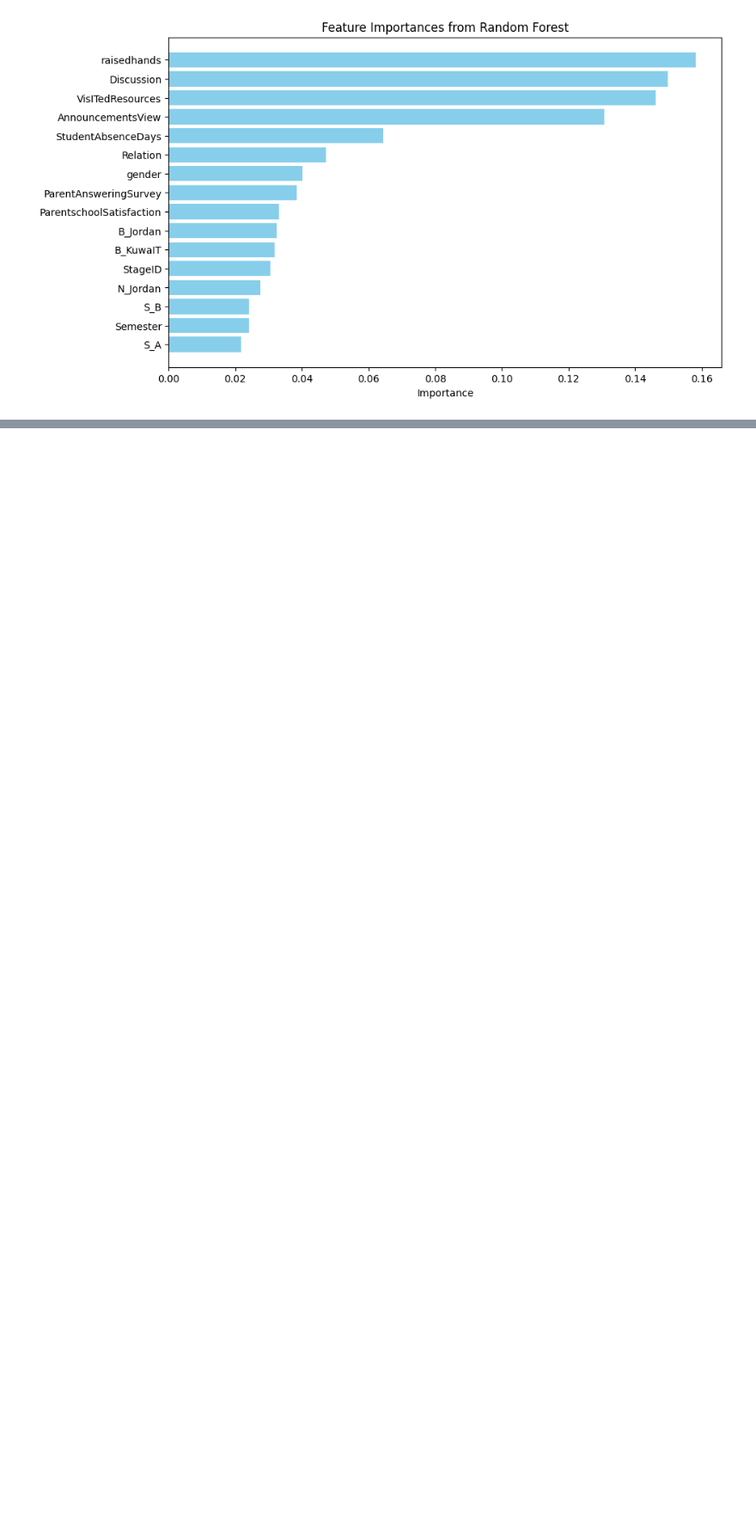
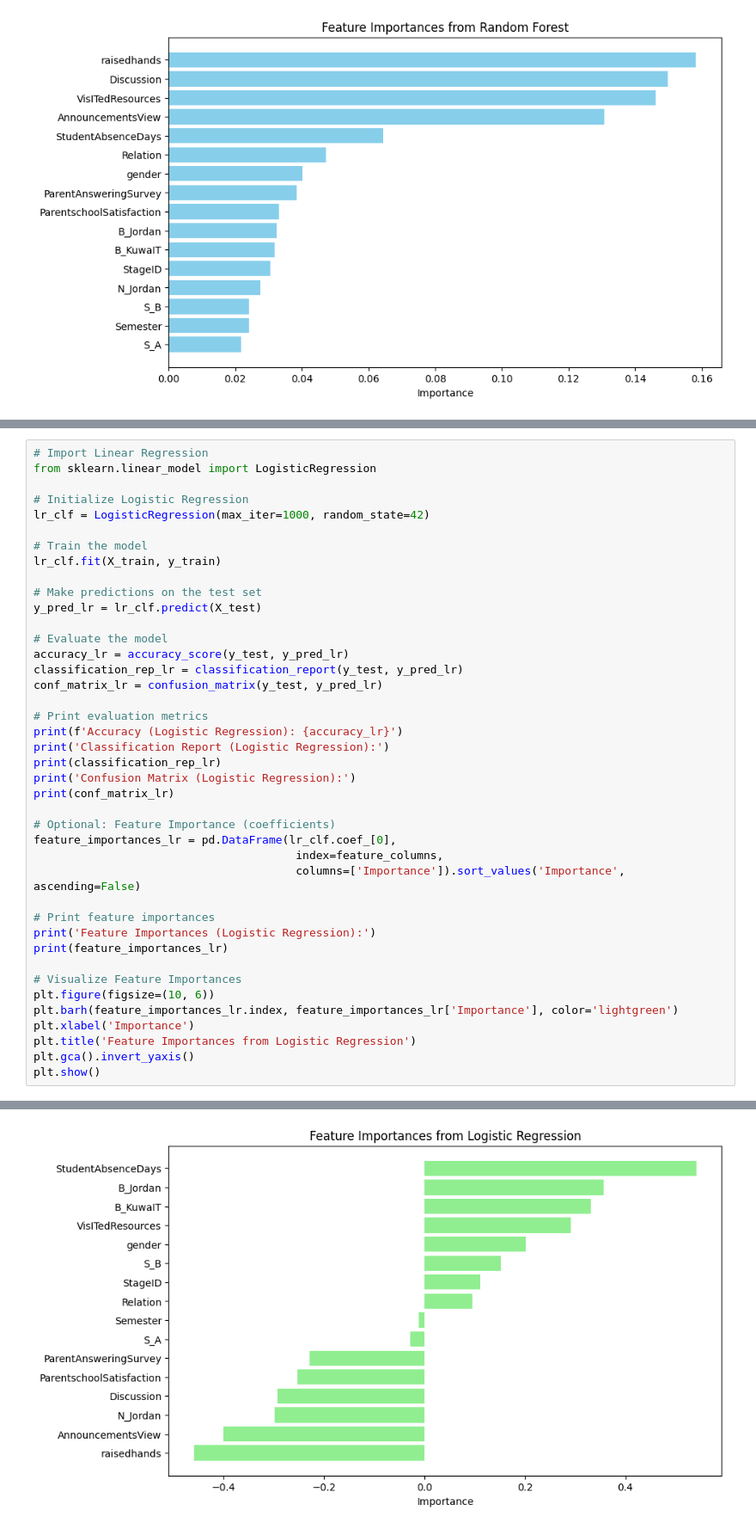
Before and after one commit to FaridRash/HW-SW-B, a Jupyter notebook: Notebooks/Farid/Farid_final_with_comments.ipynb, the cells around one changed output, grey strips where cells are left out. Shown at 86% size. Cells and saved outputs as stored; diff of their text form; blank space fills up the shorter version.

```diff
--- a/Notebooks/Farid/Farid_final_with_comments.ipynb
+++ b/Notebooks/Farid/Farid_final_with_comments.ipynb
@@ -1091,0 +1158,42 @@ S_A                         0.021692
+# %%
+# Import Linear Regression
+from sklearn.linear_model import LogisticRegression
+
+# Initialize Logistic Regression
+lr_clf = LogisticRegression(max_iter=1000, random_state=42)
+
+# Train the model
+lr_clf.fit(X_train, y_train)
+
+# Make predictions on the test set
+y_pred_lr = lr_clf.predict(X_test)
+
+# Evaluate the model
+accuracy_lr = accuracy_score(y_test, y_pred_lr)
+classification_rep_lr = classification_report(y_test, y_pred_lr)
+conf_matrix_lr = confusion_matrix(y_test, y_pred_lr)
+
+# Print evaluation metrics
+print(f'Accuracy (Logistic Regression): {accuracy_lr}')
+print('Classification Report (Logistic Regression):')
+print(classification_rep_lr)
+print('Confusion Matrix (Logistic Regression):')
+print(conf_matrix_lr)
+
+# Optional: Feature Importance (coefficients)
+feature_importances_lr = pd.DataFrame(lr_clf.coef_[0],
+                                       index=feature_columns,
+                                       columns=['Importance']).sort_values('Importance', ascending=False)
+
+# Print feature importances
+print('Feature Importances (Logistic Regression):')
+print(feature_importances_lr)
+
+# Visualize Feature Importances
+plt.figure(figsize=(10, 6))
+plt.barh(feature_importances_lr.index, feature_importances_lr['Importance'], color='lightgreen')
+plt.xlabel('Importance')
+plt.title('Feature Importances from Logistic Regression')
+plt.gca().invert_yaxis()
+plt.show()
+# %% [output]
@@ -1091,0 +1217 @@ S_A                         0.021692
+[figure, added]
```
Also changed, not shown: parts of 3 cells of this notebook.
